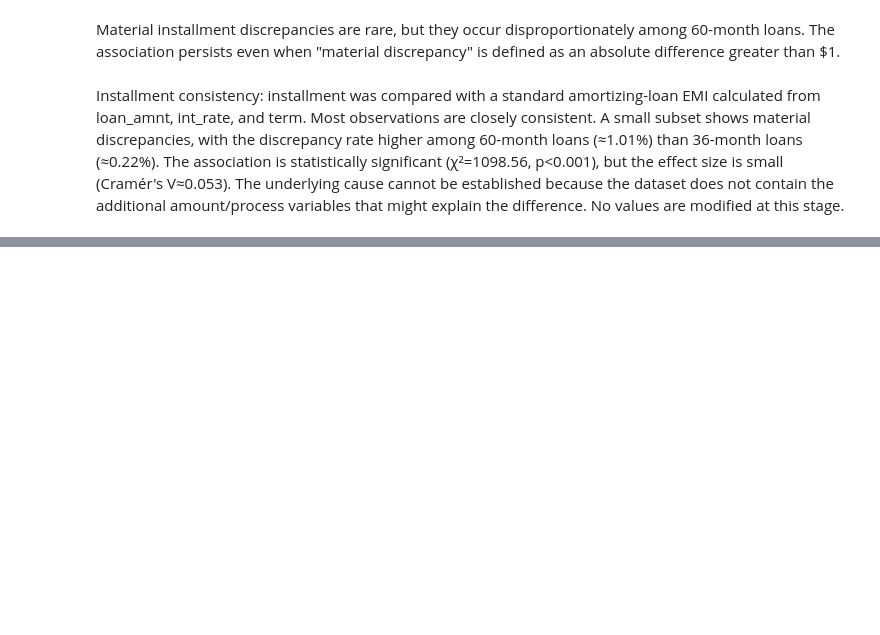
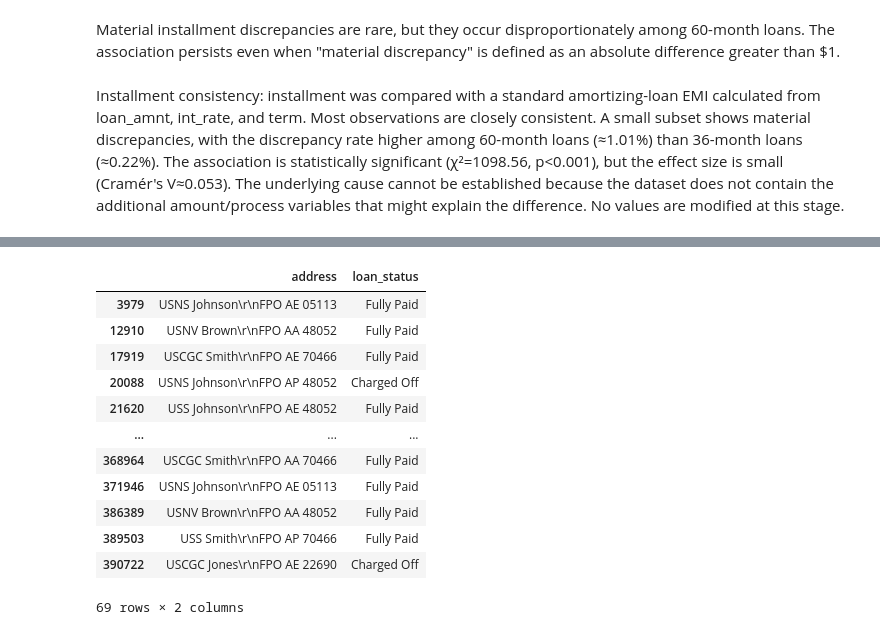
Before and after one commit to sri9079/Loan_tap, a Jupyter notebook: loan_tap_Case Study.ipynb, the cells around one changed output, grey strips where cells are left out. Saved outputs shown, nothing was run; the diff lists cells and outputs as text; code cells hidden in the pictures; blank space fills up the shorter version.

```diff
--- a/loan_tap_Case Study.ipynb
+++ b/loan_tap_Case Study.ipynb
@@ -1209,0 +1333,19 @@ Installment consistency: installment was compared with a standard amortizing-loa
+# %%
+add_counts = data['address'].value_counts()
+repeated_address = add_counts[add_counts > 1].index[:10]
+# %%
+data[data['address'].isin(repeated_address)][['address', 'loan_status']]
+# %% [output]
+|  | address | loan_status |
+| 3979 | USNS Johnson\r\nFPO AE 05113 | Fully Paid |
+| 12910 | USNV Brown\r\nFPO AA 48052 | Fully Paid |
+| 17919 | USCGC Smith\r\nFPO AE 70466 | Fully Paid |
+| 20088 | USNS Johnson\r\nFPO AP 48052 | Charged Off |
+| 21620 | USS Johnson\r\nFPO AE 48052 | Fully Paid |
+| ... | ... | ... |
+| 368964 | USCGC Smith\r\nFPO AA 70466 | Fully Paid |
+| 371946 | USNS Johnson\r\nFPO AE 05113 | Fully Paid |
+| 386389 | USNV Brown\r\nFPO AA 48052 | Fully Paid |
+| 389503 | USS Smith\r\nFPO AP 70466 | Fully Paid |
+| 390722 | USCGC Jones\r\nFPO AE 22690 | Charged Off |
+69 rows × 2 columns
```
Also changed, not shown: parts of 43 cells of this notebook, 1 other file.
